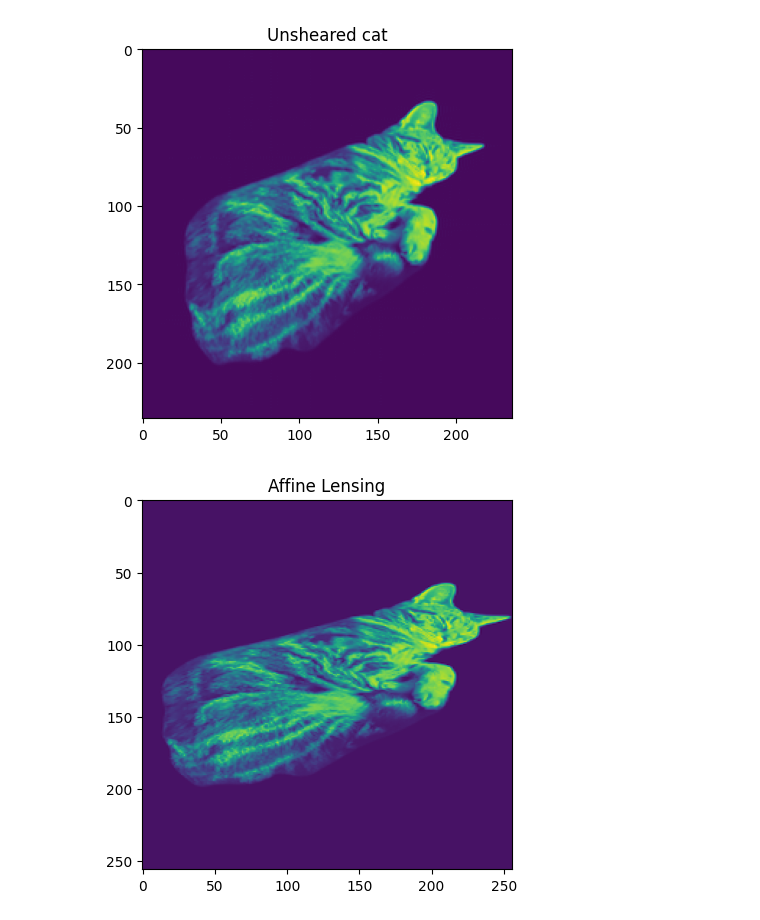
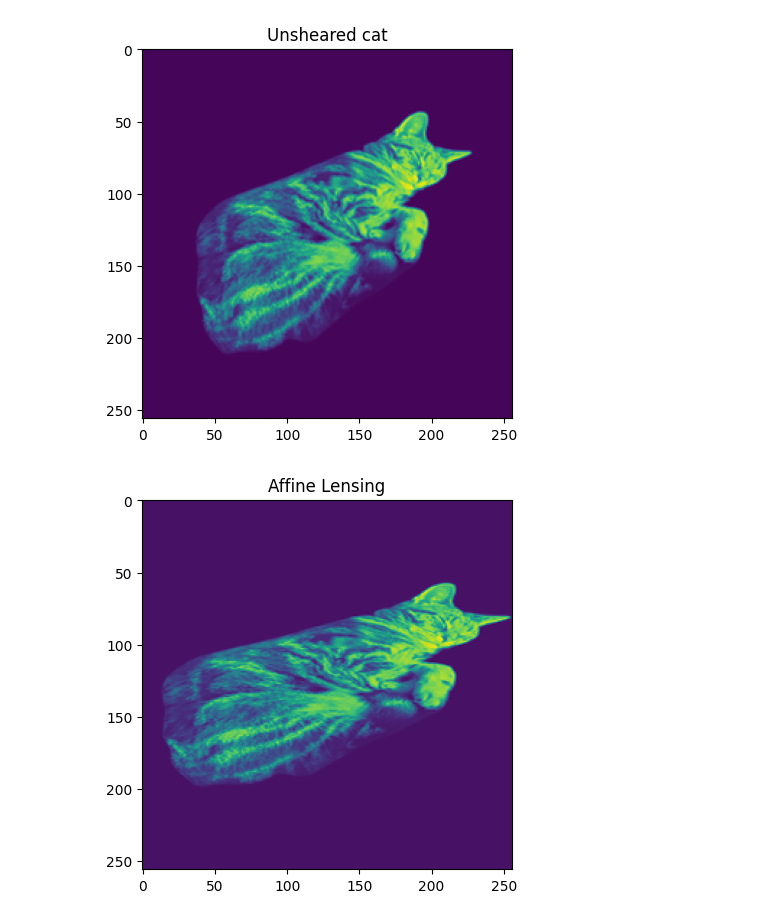
Before and after one commit to CMacM/BATSim, a Jupyter notebook: notebooks/CATSim/shear_cat.ipynb, the cells around one changed output. Saved outputs shown, nothing was run; the diff lists cells and outputs as text; code cells hidden in the pictures.

```diff
--- a/notebooks/CATSim/shear_cat.ipynb
+++ b/notebooks/CATSim/shear_cat.ipynb
@@ -32,23 +32,23 @@ fits_hdu.writeto(fits_file_path, overwrite=True)
 # %%
 # Resize the image to fit within a 256x256 square while preserving aspect ratio
 resized_image = image.resize((256, 256))
 
 grayscale_image = resized_image.convert("L")
 
 image_array = np.array(grayscale_image)
 
 # Create a FITS HDU (Header Data Unit) from the NumPy array
 fits_hdu = fits.PrimaryHDU(image_array)
 
 # Write the FITS file
 fits_file_path = "cat.fits"
 fits_hdu.writeto(fits_file_path, overwrite=True)
 
 cat_gal = galsim.InterpolatedImage("cat.fits", offset=[-20,40])
-cat_noshear = cat_gal.drawImage().array
+cat_noshear = cat_gal.drawImage(nx=256, ny=256, scale=1).array
 plt.imshow(cat_noshear)
 plt.title('Unsheared cat')
 plt.savefig('cat_noshear')
 # %% [output]
-[figure, old version]
+[figure, new version]
 # %%
```
Also changed, not shown: parts of 3 cells of this notebook, 4 other files.
